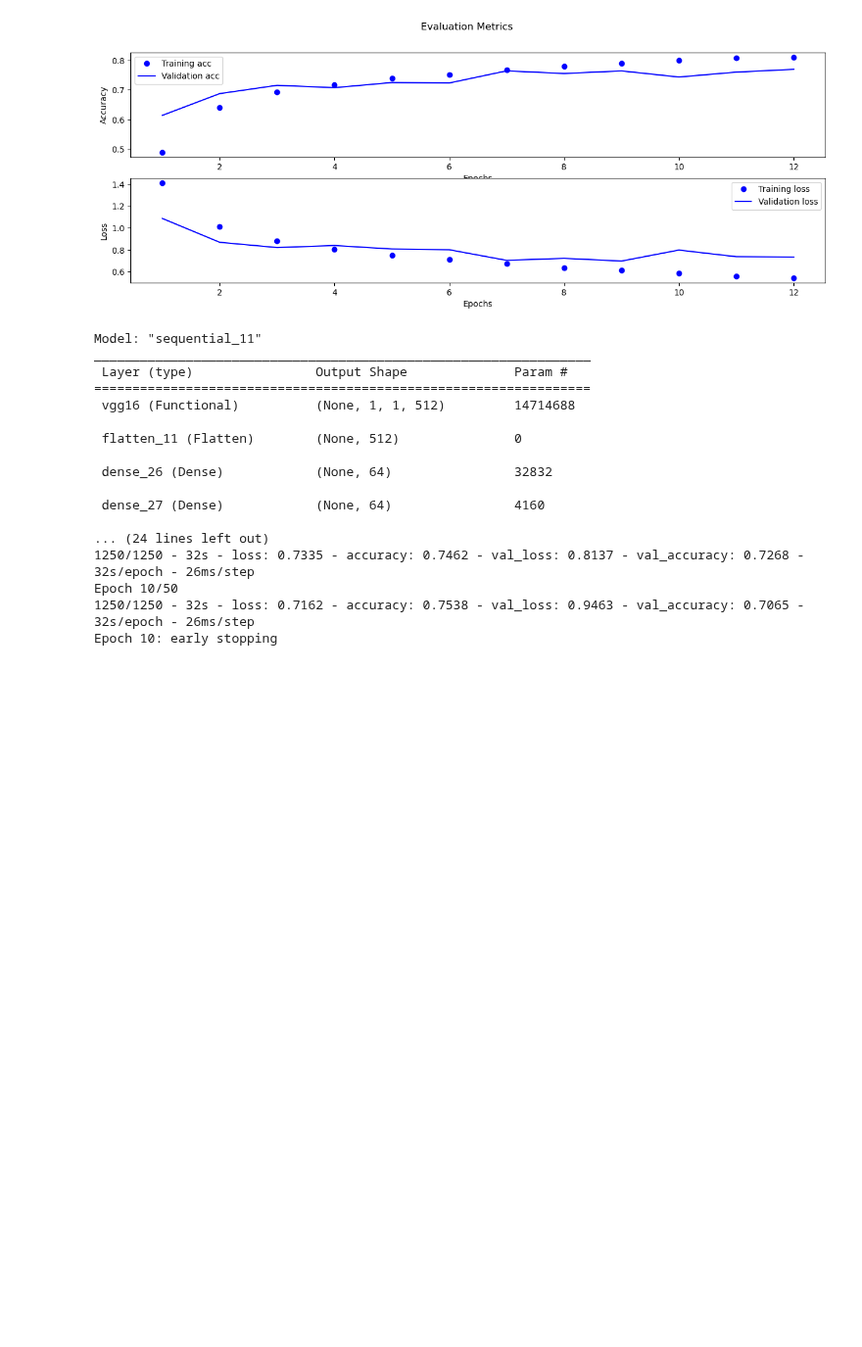
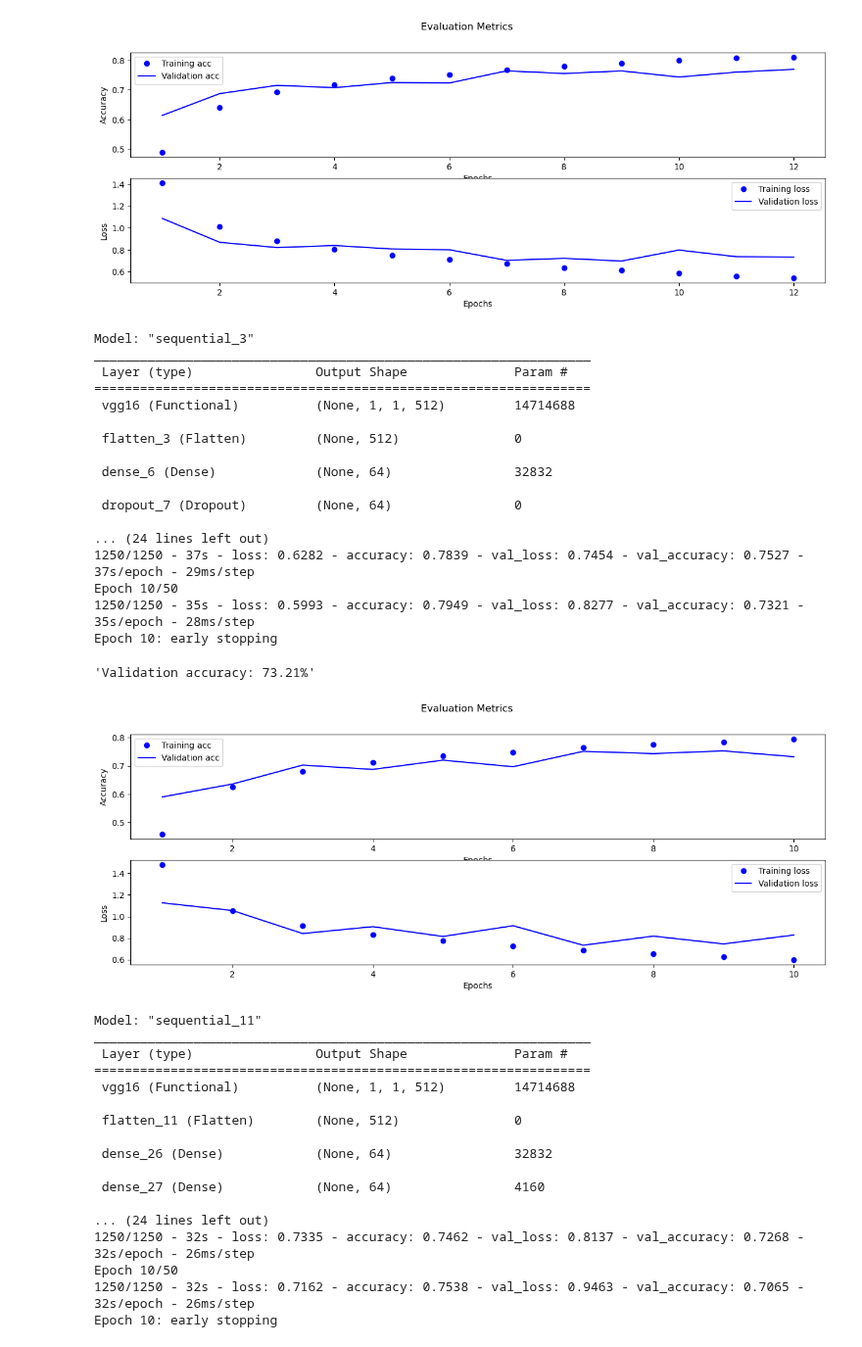
Before and after one commit to akiehl2000/STAA578_Homework, a Jupyter notebook: Homework 3/homework3.ipynb, the cells around one changed output. Shown at 98% size. Cells and saved outputs as stored; diff of their text form; code cells hidden in the pictures; blank space fills up the shorter version.

```diff
--- a/Homework 3/homework3.ipynb
+++ b/Homework 3/homework3.ipynb
@@ -556,6 +619,50 @@ Epoch 12/50
 Epoch 12: early stopping
 'Validation accuracy: 76.94%'
 [figure]
+# %%
+# set trainable layers
+VGGBase = VGG16(weights = 'imagenet', include_top = False, input_shape = (32, 32, 3))
+VGGBase.trainable = True
+for layer in VGGBase.layers:
+    if layer.name in ['block2_conv1', 'block3_conv1']:
+        layer.trainable = True
+    else:
+        layer.trainable = False
+
+# dropout rate hyperparameter
+RATE = 0.1
+
+# define model architecture
+model = models.Sequential([
+    VGGBase,
+    Flatten(),
+    Dense(64, activation = 'relu'),
+    Dropout(RATE),
+    Dense(10, activation = 'softmax')
+])
+
+# evaluate model
+EvaluateModel(model)
+# %% [output]
+Model: "sequential_3"
+_________________________________________________________________
+ Layer (type)                Output Shape              Param #
+=================================================================
+ vgg16 (Functional)          (None, 1, 1, 512)         14714688
+
+ flatten_3 (Flatten)         (None, 512)               0
+
+ dense_6 (Dense)             (None, 64)                32832
+
+ dropout_7 (Dropout)         (None, 64)                0
+
+... (24 lines left out)
+1250/1250 - 37s - loss: 0.6282 - accuracy: 0.7839 - val_loss: 0.7454 - val_accuracy: 0.7527 - 37s/epoch - 29ms/step
+Epoch 10/50
+1250/1250 - 35s - loss: 0.5993 - accuracy: 0.7949 - val_loss: 0.8277 - val_accuracy: 0.7321 - 35s/epoch - 28ms/step
+Epoch 10: early stopping
+'Validation accuracy: 73.21%'
+[figure, added]
 # %%
 # set trainable layers
 VGGBase = VGG16(weights = 'imagenet', include_top = False, input_shape = (32, 32, 3))
```
Also changed, not shown: parts of 5 cells of this notebook.
